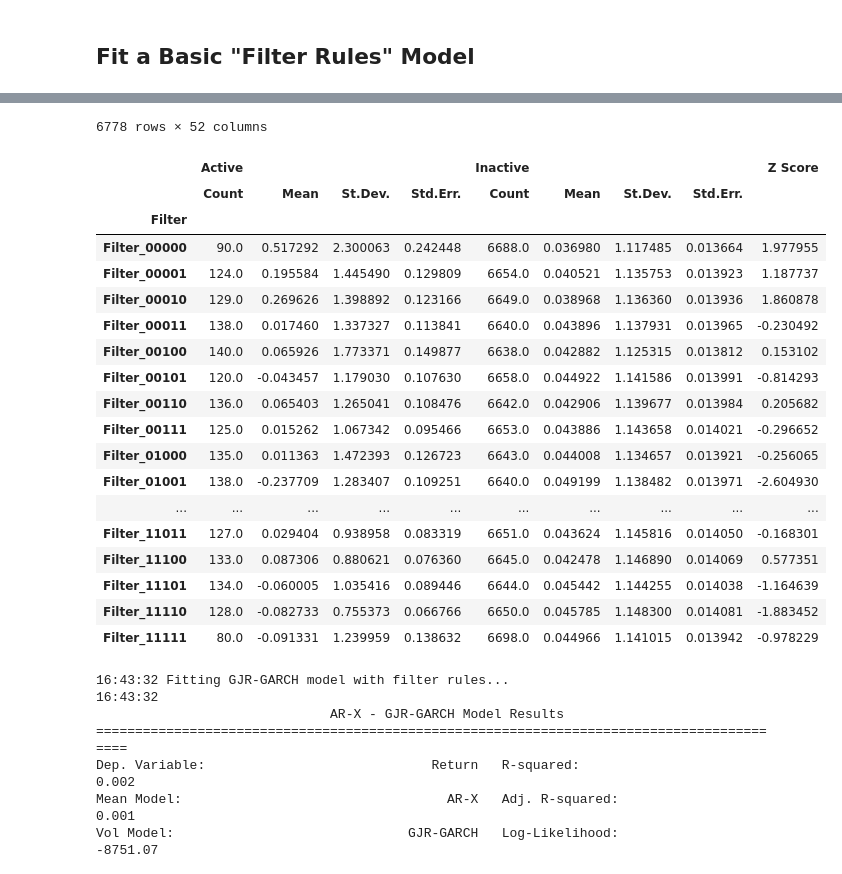
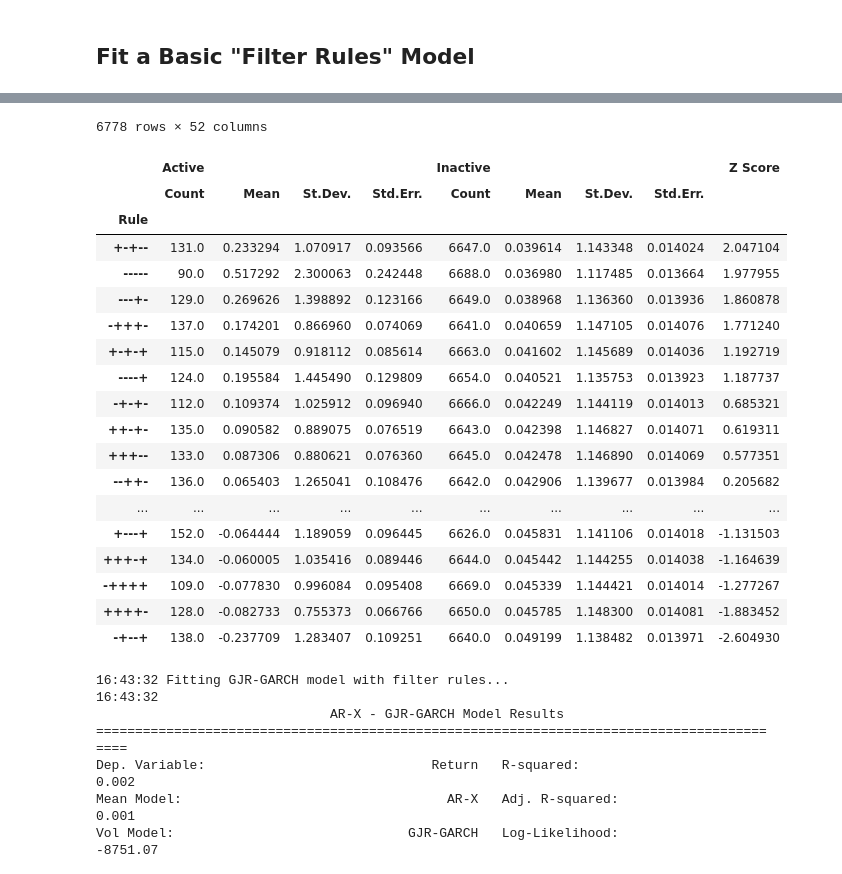
Before and after one commit to Farmhouse121/Financial-Data-Science-in-Python, a Jupyter notebook: Alphas/Filter_Rules.ipynb, the cells around one changed output, grey strips where cells are left out. Cells and saved outputs as stored; diff of their text form; code cells hidden in the pictures.

```diff
--- a/Alphas/Filter_Rules.ipynb
+++ b/Alphas/Filter_Rules.ipynb
@@ -93,5 +97,5 @@ Covariance estimator: robust
 # %%
-nprint("Creating filter rule indicators with order {:d} and offset {:f}.".format(forder:=3,foffset:=0.1))
+nprint("Creating filter rule indicators with order {:d} and offset {:f}.".format(forder:=1,foffset:=0.1))
 
 data['Direction']=data['Z Score'].apply(lambda x: one if x>foffset else -one if x<-foffset else zero)
 data.drop(data.columns[data.columns.str.contains('Filter')],axis=1,inplace=True)
@@ -112,9 +116,6 @@ for rule in range(2**forder):
 nprint("Conditional returns:")
 display(data)
 
-from itertools import product
-summary=pd.DataFrame({tuple(x):[] for x in product(['Active','Inactive'],['Mean','St.Dev.','Count','Std.Err.'])},index=pd.Series([],name='Filter'))
-
 for f in data.columns[data.columns.str.contains('Filter')]:
     g=data[[f,'Return']].groupby(f)
     summary.loc[f,('Active','Mean')]=g.mean().loc[one,'Return']
@@ -124,10 +125,12 @@ for f in data.columns[data.columns.str.contains('Filter')]:
     summary.loc[f,('Active','Count')]=g.count().loc[one,'Return']
     summary.loc[f,('Inactive','Count')]=g.count().loc[zero,'Return']
 
-    for s in set(summary.columns.get_level_values(0)):
+    for s in [c for c in set(summary.columns.get_level_values(0)) if c!='Z Score']:
         summary.loc[f,(s,'Std.Err.')]=summary.loc[f,(s,'St.Dev.')]/np.sqrt(summary.loc[f,(s,'Count')])
 
 summary=summary[sorted(summary.columns)].copy()
 summary['Z Score']=(summary['Active','Mean']-summary['Inactive','Mean'])/np.sqrt(summary['Active','Std.Err.']**two+summary['Inactive','Std.Err.']**two)
-display(summary)
+summary.index=list(map(lambda x:x.replace('Filter_','').replace('0','-').replace('1','+'),summary.index))
+summary.index.name='Rule'
+display(summary.sort_values('Z Score',ascending=False))
 # %% [output]
@@ -136,36 +139,36 @@ display(summary)
 | SPY | Close | High | Low | Open | Volume | Return | Volatility | Alpha | Z Score | Direction | ... |
 | Date |  |  |  |  |  |  |  |  |  |  | ... |
 | 1993-02-01 | 24.700516 | 24.700516 | 24.543521 | 24.543521 | 480500 | 0.711284 | NaN | NaN | NaN | 0.0 | ... |
 | 1993-02-02 | 24.752851 | 24.770295 | 24.630744 | 24.683076 | 201300 | 0.211881 | 0.783957 | 0.035316 | NaN | 0.0 | ... |
 | 1993-02-03 | 25.014507 | 25.031951 | 24.770293 | 24.787737 | 529400 | 1.057073 | 0.750732 | 0.054251 | 1.279180 | 1.0 | ... |
 | 1993-02-04 | 25.119164 | 25.171495 | 24.822618 | 25.101720 | 531500 | 0.418382 | 0.719910 | 0.022205 | 0.527721 | 1.0 | ... |
 | 1993-02-05 | 25.101725 | 25.154056 | 24.962174 | 25.101725 | 492100 | -0.069425 | 0.691357 | 0.046421 | -0.160917 | -1.0 | ... |
 | ... | ... | ... | ... | ... | ... | ... | ... | ... | ... | ... | ... |
 | 2019-12-23 | 297.810883 | 298.209539 | 297.662539 | 298.153914 | 52990000 | 0.152744 | 0.484166 | 0.045661 | 0.216653 | 1.0 | ... |
 | 2019-12-24 | 297.820221 | 298.089067 | 297.514254 | 298.042722 | 20270000 | 0.003136 | 0.475015 | 0.056493 | -0.110204 | -1.0 | ... |
 | 2019-12-26 | 299.405518 | 299.414798 | 298.200267 | 298.209519 | 30911200 | 0.532300 | 0.467300 | 0.062165 | 0.989727 | 1.0 | ... |
 | 2019-12-27 | 299.331390 | 300.202890 | 298.793671 | 300.147264 | 42528800 | -0.024758 | 0.459754 | 0.042102 | -0.143077 | -1.0 | ... |
 | 2019-12-30 | 297.681122 | 299.553931 | 297.189747 | 299.414868 | 49729100 | -0.551318 | 0.453864 | 0.063223 | -1.336673 | -1.0 | ... |
 6778 rows × 52 columns
 |  | Active |  |  |  | Inactive |  |  |  | Z Score |
 |  | Count | Mean | St.Dev. | Std.Err. | Count | Mean | St.Dev. | Std.Err. |  |
-| Filter |  |  |  |  |  |  |  |  |  |
-| Filter_00000 | 90.0 | 0.517292 | 2.300063 | 0.242448 | 6688.0 | 0.036980 | 1.117485 | 0.013664 | 1.977955 |
-| Filter_00001 | 124.0 | 0.195584 | 1.445490 | 0.129809 | 6654.0 | 0.040521 | 1.135753 | 0.013923 | 1.187737 |
-| Filter_00010 | 129.0 | 0.269626 | 1.398892 | 0.123166 | 6649.0 | 0.038968 | 1.136360 | 0.013936 | 1.860878 |
-| Filter_00011 | 138.0 | 0.017460 | 1.337327 | 0.113841 | 6640.0 | 0.043896 | 1.137931 | 0.013965 | -0.230492 |
-| Filter_00100 | 140.0 | 0.065926 | 1.773371 | 0.149877 | 6638.0 | 0.042882 | 1.125315 | 0.013812 | 0.153102 |
-| Filter_00101 | 120.0 | -0.043457 | 1.179030 | 0.107630 | 6658.0 | 0.044922 | 1.141586 | 0.013991 | -0.814293 |
-| Filter_00110 | 136.0 | 0.065403 | 1.265041 | 0.108476 | 6642.0 | 0.042906 | 1.139677 | 0.013984 | 0.205682 |
-| Filter_00111 | 125.0 | 0.015262 | 1.067342 | 0.095466 | 6653.0 | 0.043886 | 1.143658 | 0.014021 | -0.296652 |
-| Filter_01000 | 135.0 | 0.011363 | 1.472393 | 0.126723 | 6643.0 | 0.044008 | 1.134657 | 0.013921 | -0.256065 |
-| Filter_01001 | 138.0 | -0.237709 | 1.283407 | 0.109251 | 6640.0 | 0.049199 | 1.138482 | 0.013971 | -2.604930 |
+| Rule |  |  |  |  |  |  |  |  |  |
+| +-+-- | 131.0 | 0.233294 | 1.070917 | 0.093566 | 6647.0 | 0.039614 | 1.143348 | 0.014024 | 2.047104 |
+| ----- | 90.0 | 0.517292 | 2.300063 | 0.242448 | 6688.0 | 0.036980 | 1.117485 | 0.013664 | 1.977955 |
+| ---+- | 129.0 | 0.269626 | 1.398892 | 0.123166 | 6649.0 | 0.038968 | 1.136360 | 0.013936 | 1.860878 |
+| -+++- | 137.0 | 0.174201 | 0.866960 | 0.074069 | 6641.0 | 0.040659 | 1.147105 | 0.014076 | 1.771240 |
+| +-+-+ | 115.0 | 0.145079 | 0.918112 | 0.085614 | 6663.0 | 0.041602 | 1.145689 | 0.014036 | 1.192719 |
+| ----+ | 124.0 | 0.195584 | 1.445490 | 0.129809 | 6654.0 | 0.040521 | 1.135753 | 0.013923 | 1.187737 |
+| -+-+- | 112.0 | 0.109374 | 1.025912 | 0.096940 | 6666.0 | 0.042249 | 1.144119 | 0.014013 | 0.685321 |
+| ++-+- | 135.0 | 0.090582 | 0.889075 | 0.076519 | 6643.0 | 0.042398 | 1.146827 | 0.014071 | 0.619311 |
+| +++-- | 133.0 | 0.087306 | 0.880621 | 0.076360 | 6645.0 | 0.042478 | 1.146890 | 0.014069 | 0.577351 |
+| --++- | 136.0 | 0.065403 | 1.265041 | 0.108476 | 6642.0 | 0.042906 | 1.139677 | 0.013984 | 0.205682 |
 | ... | ... | ... | ... | ... | ... | ... | ... | ... | ... |
-| Filter_11011 | 127.0 | 0.029404 | 0.938958 | 0.083319 | 6651.0 | 0.043624 | 1.145816 | 0.014050 | -0.168301 |
-| Filter_11100 | 133.0 | 0.087306 | 0.880621 | 0.076360 | 6645.0 | 0.042478 | 1.146890 | 0.014069 | 0.577351 |
-| Filter_11101 | 134.0 | -0.060005 | 1.035416 | 0.089446 | 6644.0 | 0.045442 | 1.144255 | 0.014038 | -1.164639 |
-| Filter_11110 | 128.0 | -0.082733 | 0.755373 | 0.066766 | 6650.0 | 0.045785 | 1.148300 | 0.014081 | -1.883452 |
-| Filter_11111 | 80.0 | -0.091331 | 1.239959 | 0.138632 | 6698.0 | 0.044966 | 1.141015 | 0.013942 | -0.978229 |
+| +---+ | 152.0 | -0.064444 | 1.189059 | 0.096445 | 6626.0 | 0.045831 | 1.141106 | 0.014018 | -1.131503 |
+| +++-+ | 134.0 | -0.060005 | 1.035416 | 0.089446 | 6644.0 | 0.045442 | 1.144255 | 0.014038 | -1.164639 |
+| -++++ | 109.0 | -0.077830 | 0.996084 | 0.095408 | 6669.0 | 0.045339 | 1.144421 | 0.014014 | -1.277267 |
+| ++++- | 128.0 | -0.082733 | 0.755373 | 0.066766 | 6650.0 | 0.045785 | 1.148300 | 0.014081 | -1.883452 |
+| -+--+ | 138.0 | -0.237709 | 1.283407 | 0.109251 | 6640.0 | 0.049199 | 1.138482 | 0.013971 | -2.604930 |
 # %%
 nprint("Fitting GJR-GARCH model with filter rules...")
 model=ARX((design:=data.dropna())['Return'],design[fcols:=design.columns[design.columns.str.contains('Filter')]])
```
Also changed, not shown: parts of 3 cells of this notebook.
